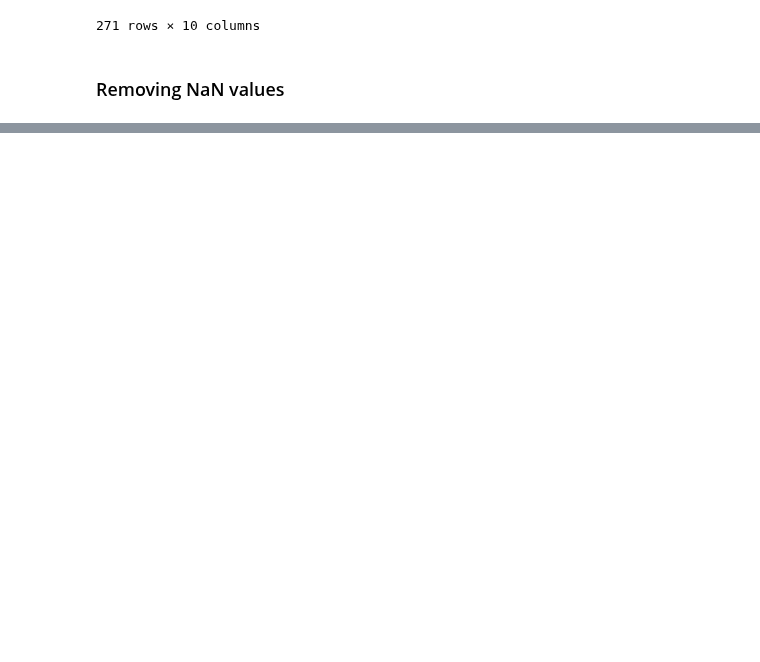
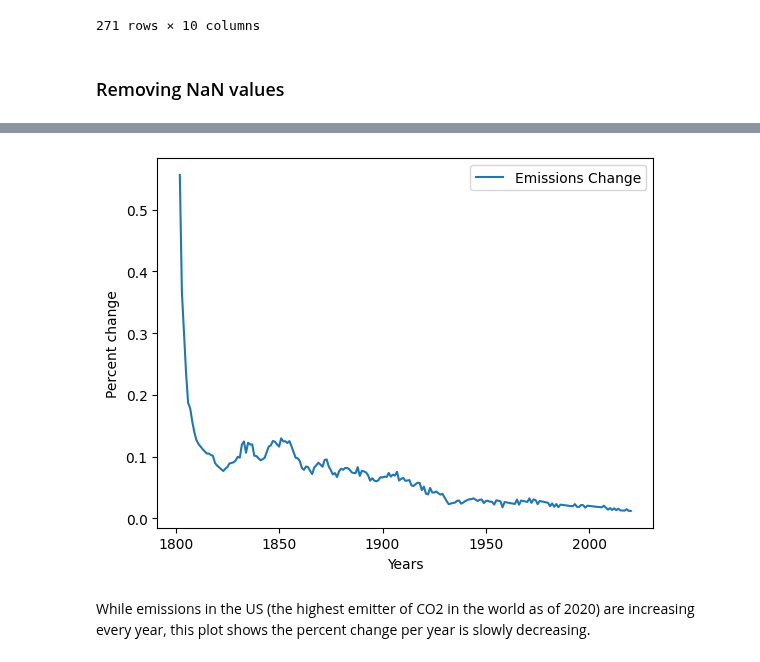
Before and after one commit to DanielBrechner/World-CO2-Emissions-Analysis, a Jupyter notebook: app.ipynb, the cells around one changed output, grey strips where cells are left out. Saved outputs shown, nothing was run; the diff lists cells and outputs as text; code cells hidden in the pictures; blank space fills up the shorter version.

Commit message:
finished percent change section

```diff
--- a/app.ipynb
+++ b/app.ipynb
@@ -349,3 +349,6 @@ new_usa_df
 271 rows × 10 columns
 # %% [markdown]
 ### Removing NaN values
+# %%
+new_usa_df.dropna(inplace=True)
+new_usa_df.isnull().values.any()
@@ -351,0 +375,3 @@ new_usa_df
+# %%
+new_usa_df_minus_first_two_rows = new_usa_df.iloc[2:]
+new_usa_df_minus_first_two_rows
@@ -351,0 +392,9 @@ new_usa_df
+# %%
+new_usa_df_minus_first_two_rows.plot(x="Year", y="Emissions Change");
+plt.xlabel('Years')
+plt.ylabel('Percent change')
+plt.show()
+# %% [output]
+[figure, added]
+# %% [markdown]
+While emissions in the US (the highest emitter of CO2 in the world as of 2020) are increasing every year, this plot shows the percent change per year is slowly decreasing.
```
Also changed, not shown: parts of 4 cells of this notebook.
